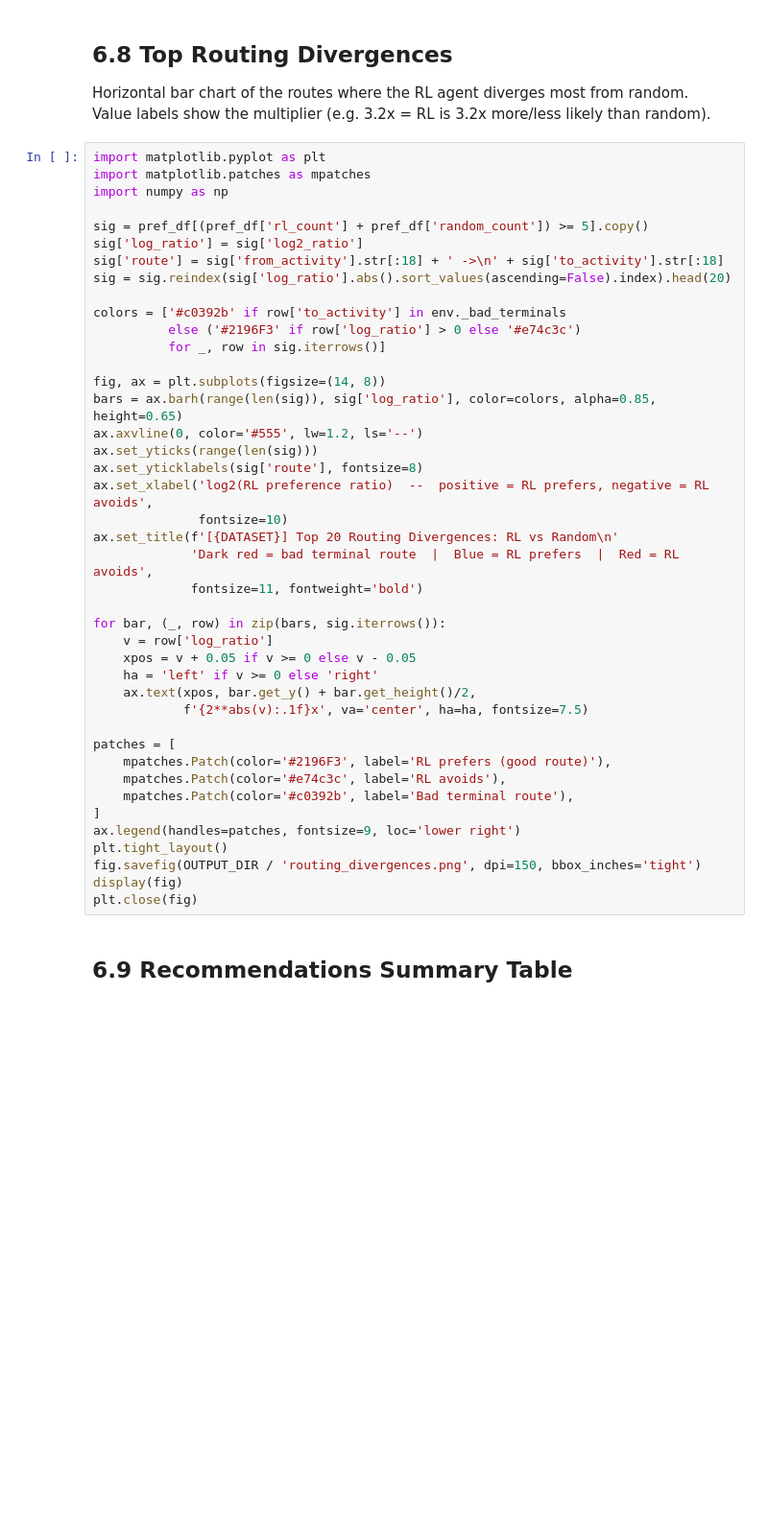
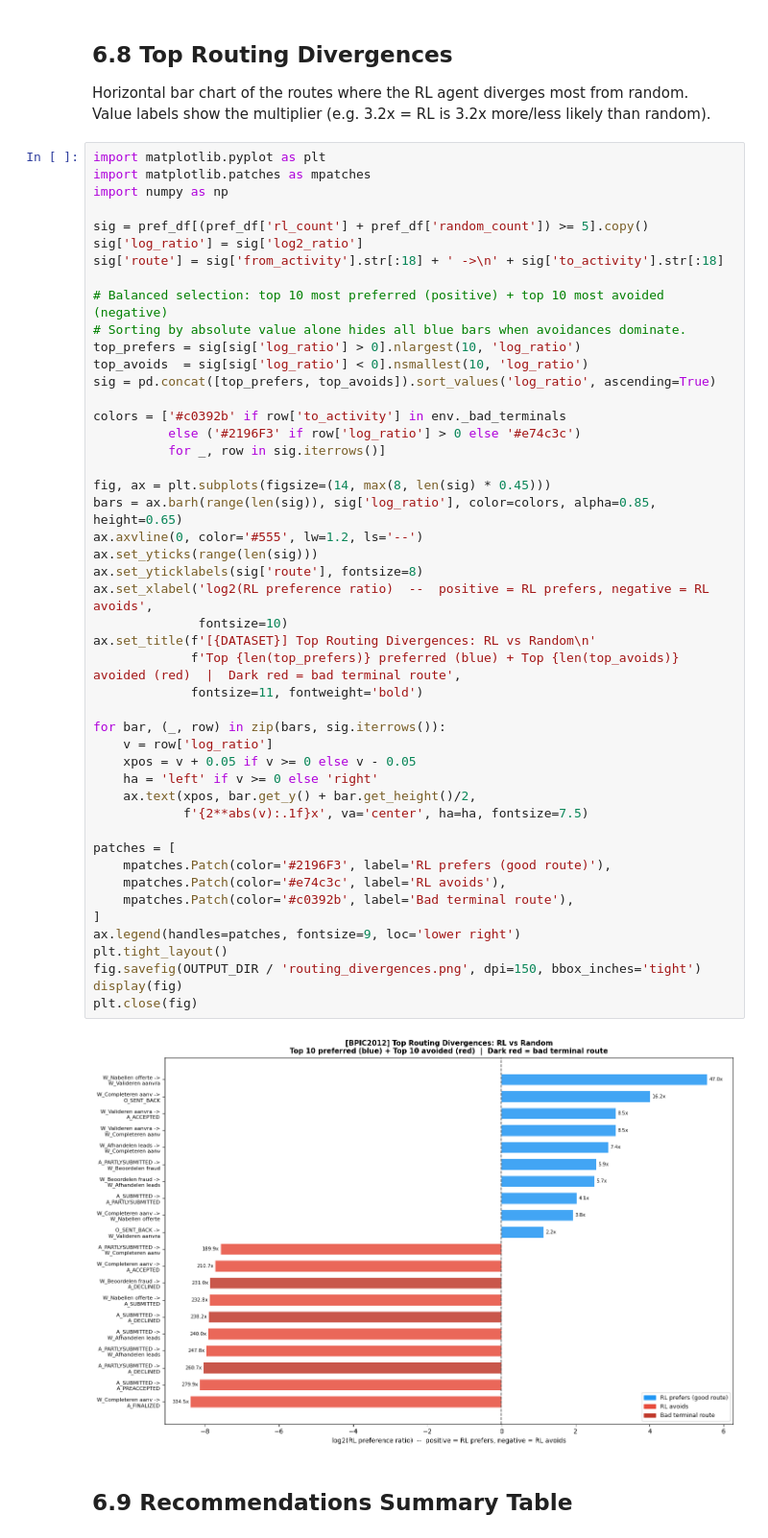
Before and after one commit to praharshaAdhikari/bureaucratic-workflow-analyzer, a Jupyter notebook: notebooks/06_insights.ipynb, the cells around one changed output. Shown at 96% size. Drawn from its saved outputs; the diff is of its cells as text; blank space fills up the shorter version.

```diff
--- a/notebooks/06_insights.ipynb
+++ b/notebooks/06_insights.ipynb
@@ -425,40 +468,47 @@ import numpy as np
 sig = pref_df[(pref_df['rl_count'] + pref_df['random_count']) >= 5].copy()
 sig['log_ratio'] = sig['log2_ratio']
 sig['route'] = sig['from_activity'].str[:18] + ' ->\n' + sig['to_activity'].str[:18]
-sig = sig.reindex(sig['log_ratio'].abs().sort_values(ascending=False).index).head(20)
+
+# Balanced selection: top 10 most preferred (positive) + top 10 most avoided (negative)
+# Sorting by absolute value alone hides all blue bars when avoidances dominate.
+top_prefers = sig[sig['log_ratio'] > 0].nlargest(10, 'log_ratio')
+top_avoids  = sig[sig['log_ratio'] < 0].nsmallest(10, 'log_ratio')
+sig = pd.concat([top_prefers, top_avoids]).sort_values('log_ratio', ascending=True)
 
 colors = ['#c0392b' if row['to_activity'] in env._bad_terminals
           else ('#2196F3' if row['log_ratio'] > 0 else '#e74c3c')
           for _, row in sig.iterrows()]
 
-fig, ax = plt.subplots(figsize=(14, 8))
+fig, ax = plt.subplots(figsize=(14, max(8, len(sig) * 0.45)))
 bars = ax.barh(range(len(sig)), sig['log_ratio'], color=colors, alpha=0.85, height=0.65)
 ax.axvline(0, color='#555', lw=1.2, ls='--')
 ax.set_yticks(range(len(sig)))
 ax.set_yticklabels(sig['route'], fontsize=8)
 ax.set_xlabel('log2(RL preference ratio)  --  positive = RL prefers, negative = RL avoids',
               fontsize=10)
-ax.set_title(f'[{DATASET}] Top 20 Routing Divergences: RL vs Random\n'
-             'Dark red = bad terminal route  |  Blue = RL prefers  |  Red = RL avoids',
+ax.set_title(f'[{DATASET}] Top Routing Divergences: RL vs Random\n'
+             f'Top {len(top_prefers)} preferred (blue) + Top {len(top_avoids)} avoided (red)  |  Dark red = bad terminal route',
              fontsize=11, fontweight='bold')
 
 for bar, (_, row) in zip(bars, sig.iterrows()):
     v = row['log_ratio']
     xpos = v + 0.05 if v >= 0 else v - 0.05
     ha = 'left' if v >= 0 else 'right'
     ax.text(xpos, bar.get_y() + bar.get_height()/2,
             f'{2**abs(v):.1f}x', va='center', ha=ha, fontsize=7.5)
 
 patches = [
     mpatches.Patch(color='#2196F3', label='RL prefers (good route)'),
     mpatches.Patch(color='#e74c3c', label='RL avoids'),
     mpatches.Patch(color='#c0392b', label='Bad terminal route'),
 ]
 ax.legend(handles=patches, fontsize=9, loc='lower right')
 plt.tight_layout()
 fig.savefig(OUTPUT_DIR / 'routing_divergences.png', dpi=150, bbox_inches='tight')
 display(fig)
 plt.close(fig)
+# %% [output]
+[figure, added]
 # %% [markdown]
 ## 6.9 Recommendations Summary Table
 # %%
```
Also changed, not shown: parts of 11 cells of this notebook, 43 other files.
